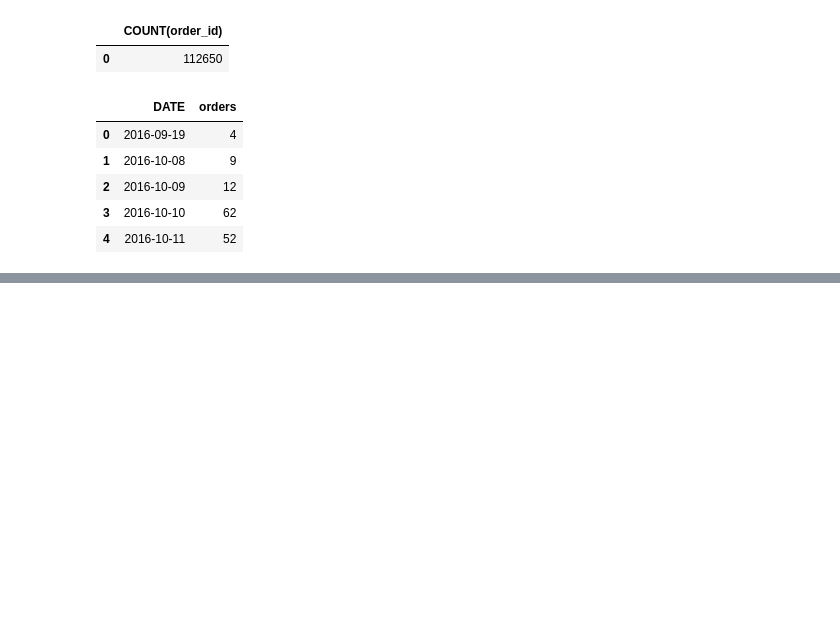
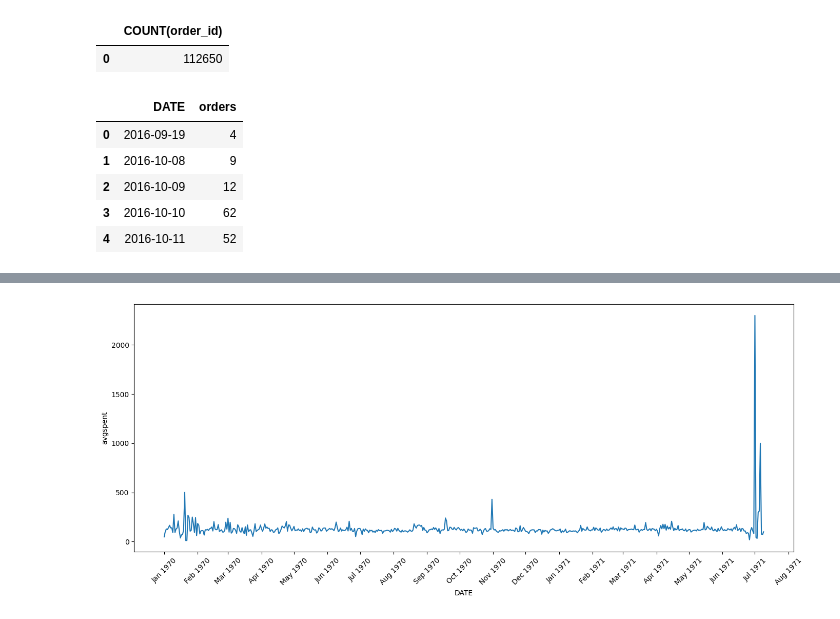
Before and after one commit to dewang002/E-Commerce-Analysis-Olist-, a Jupyter notebook: EDA.ipynb, the cells around one changed output, grey strips where cells are left out. Saved outputs shown, nothing was run; the diff lists cells and outputs as text; code cells hidden in the pictures; blank space fills up the shorter version.

```diff
--- a/EDA.ipynb
+++ b/EDA.ipynb
@@ -86,0 +125,8 @@ plt.show()
+# %%
+# 3
+avgvalueovertime = pd.read_sql_query('''
+SELECT DATE(shipping_limit_date) as DATE, avg(PRICE) as avgspent FROM olist_order_items_dataset
+group by DATE(shipping_limit_date)
+''',conn)
+df = avgvalueovertime
+df.head()
@@ -86,0 +140,13 @@ plt.show()
+# %%
+fig, ax = plt.subplots(figsize=(14, 6))
+
+sns.lineplot(x=df['DATE'], y=df['avgspent'], data=df, ax=ax)
+
+ax.xaxis.set_major_locator(mdates.MonthLocator())
+ax.xaxis.set_major_formatter(mdates.DateFormatter('%b %Y'))
+
+plt.xticks(rotation= 45)
+plt.tight_layout()
+plt.show()
+# %% [output]
+[figure, added]
```
Also changed, not shown: parts of 9 cells of this notebook.
